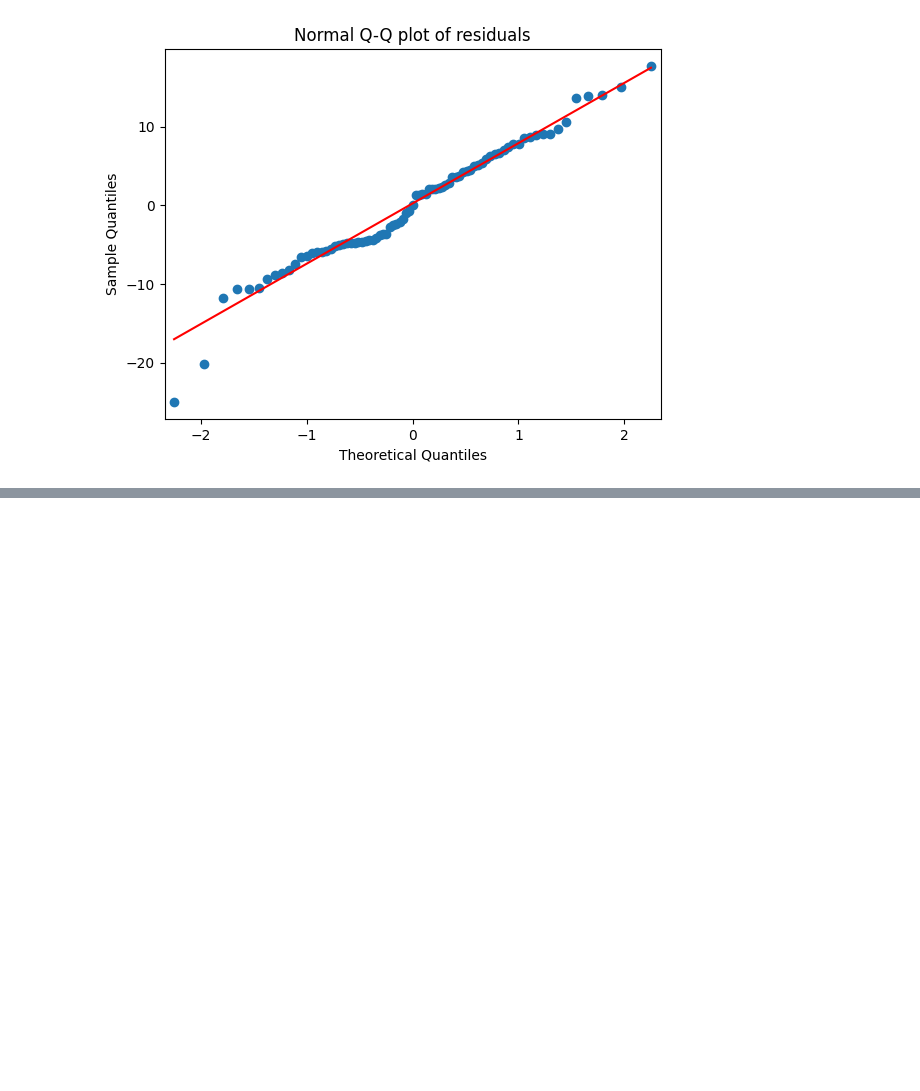
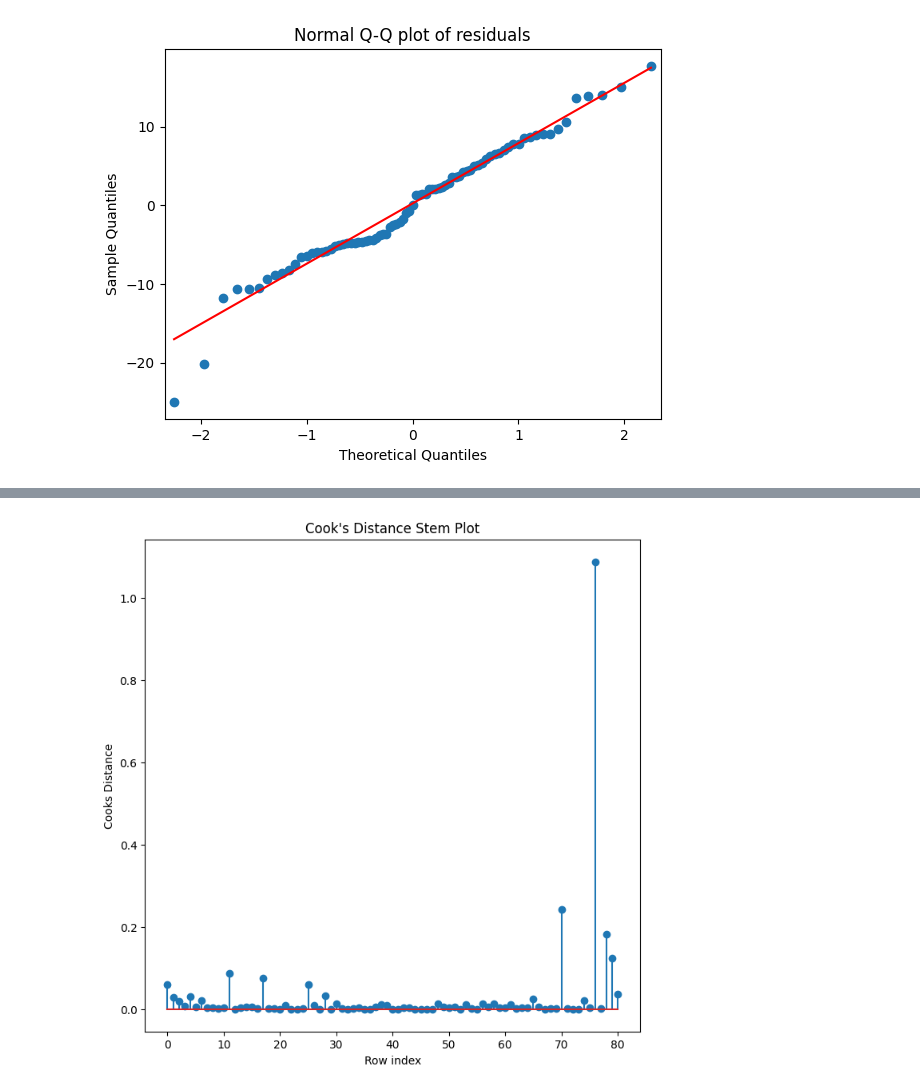
Before and after one commit to rukendar/Rukendar.s, a Jupyter notebook: Multi_Linear_Regression_3_01_25.ipynb, the cells around one changed output, grey strips where cells are left out. Saved outputs shown, nothing was run; the diff lists cells and outputs as text; code cells hidden in the pictures; blank space fills up the shorter version.

```diff
--- a/Multi_Linear_Regression_3_01_25.ipynb
+++ b/Multi_Linear_Regression_3_01_25.ipynb
@@ -169,0 +230,14 @@ plt.show()
+# %%
+import matplotlib.pyplot as plt
+import numpy as np
+
+model_influence = model.get_influence()
+(c, _) = model_influence.cooks_distance
+
+fig, ax = plt.subplots(figsize=(8, 8))
+plt.stem(np.arange(len(df)), np.round(c, 3))
+plt.title('Cook\'s Distance Stem Plot')
+plt.xlabel('Row index')
+plt.ylabel('Cooks Distance')
+# %% [output]
+[figure, added]
```
Also changed, not shown: parts of 7 cells of this notebook.
